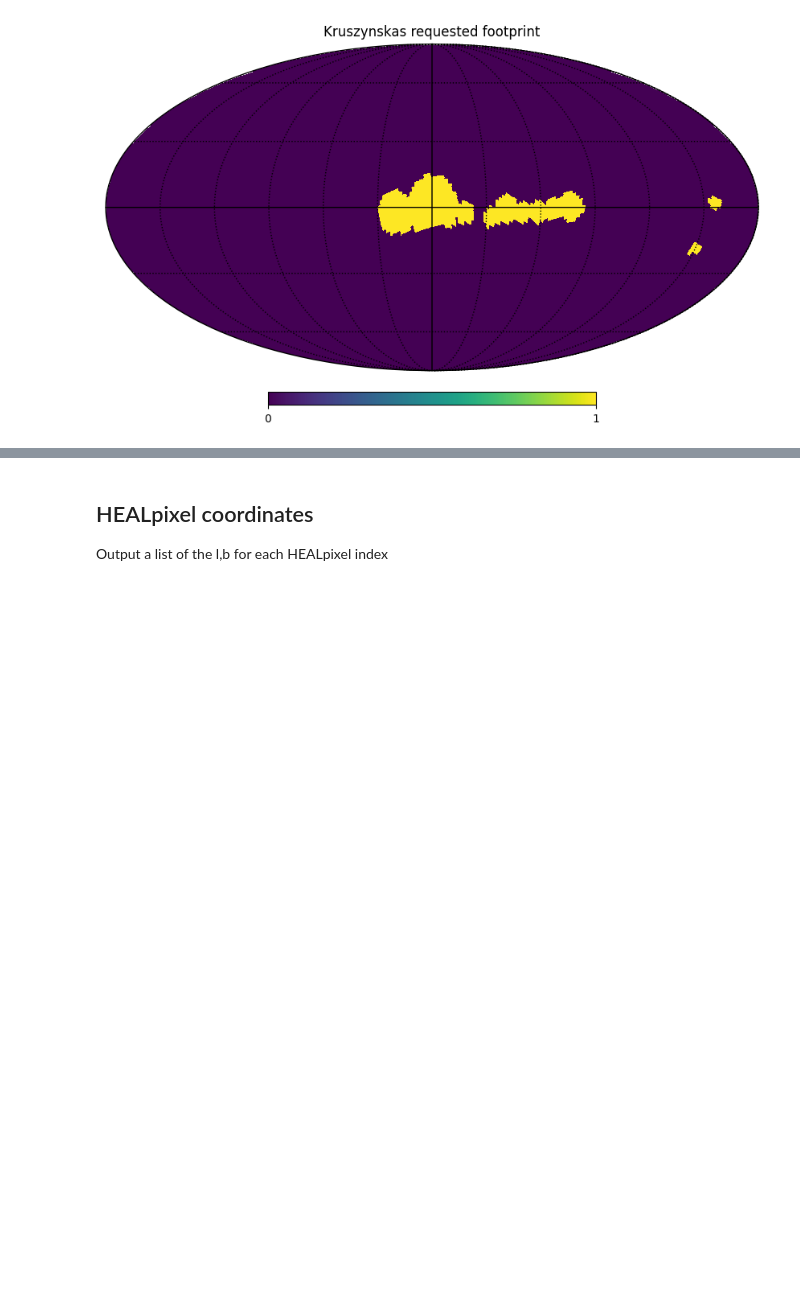
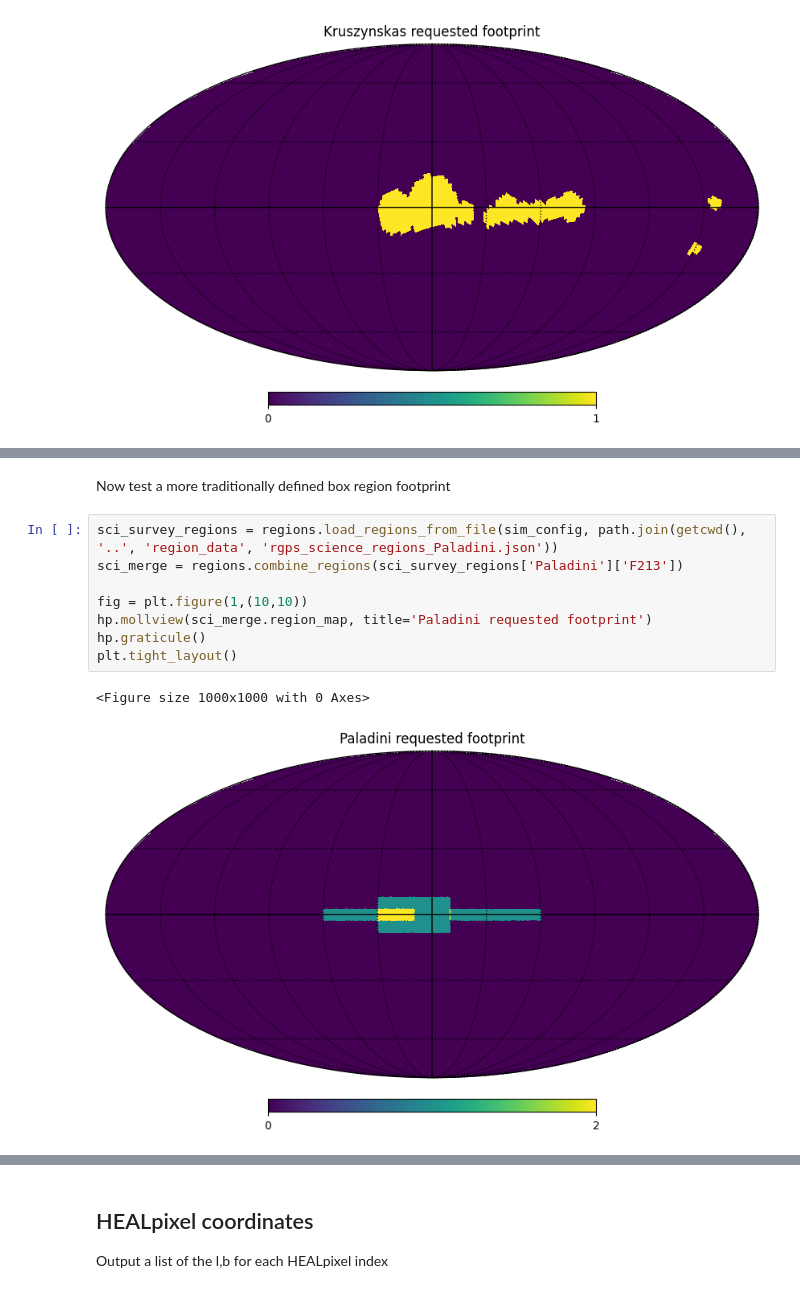
Before and after one commit to rachel3834/rgps, a Jupyter notebook: notebooks/healpixel_functions.ipynb, the cells around one changed output, grey strips where cells are left out. Cells and saved outputs as stored; diff of their text form; blank space fills up the shorter version.

```diff
--- a/notebooks/healpixel_functions.ipynb
+++ b/notebooks/healpixel_functions.ipynb
@@ -334,0 +341,13 @@ plt.tight_layout()
+# %% [markdown]
+Now test a more traditionally defined box region footprint
+# %%
+sci_survey_regions = regions.load_regions_from_file(sim_config, path.join(getcwd(), '..', 'region_data', 'rgps_science_regions_Paladini.json'))
+sci_merge = regions.combine_regions(sci_survey_regions['Paladini']['F213'])
+
+fig = plt.figure(1,(10,10))
+hp.mollview(sci_merge.region_map, title='Paladini requested footprint')
+hp.graticule()
+plt.tight_layout()
+# %% [output]
+<Figure size 1000x1000 with 0 Axes>
+[figure, added]
```
Also changed, not shown: parts of 6 cells of this notebook, 7 other files.
